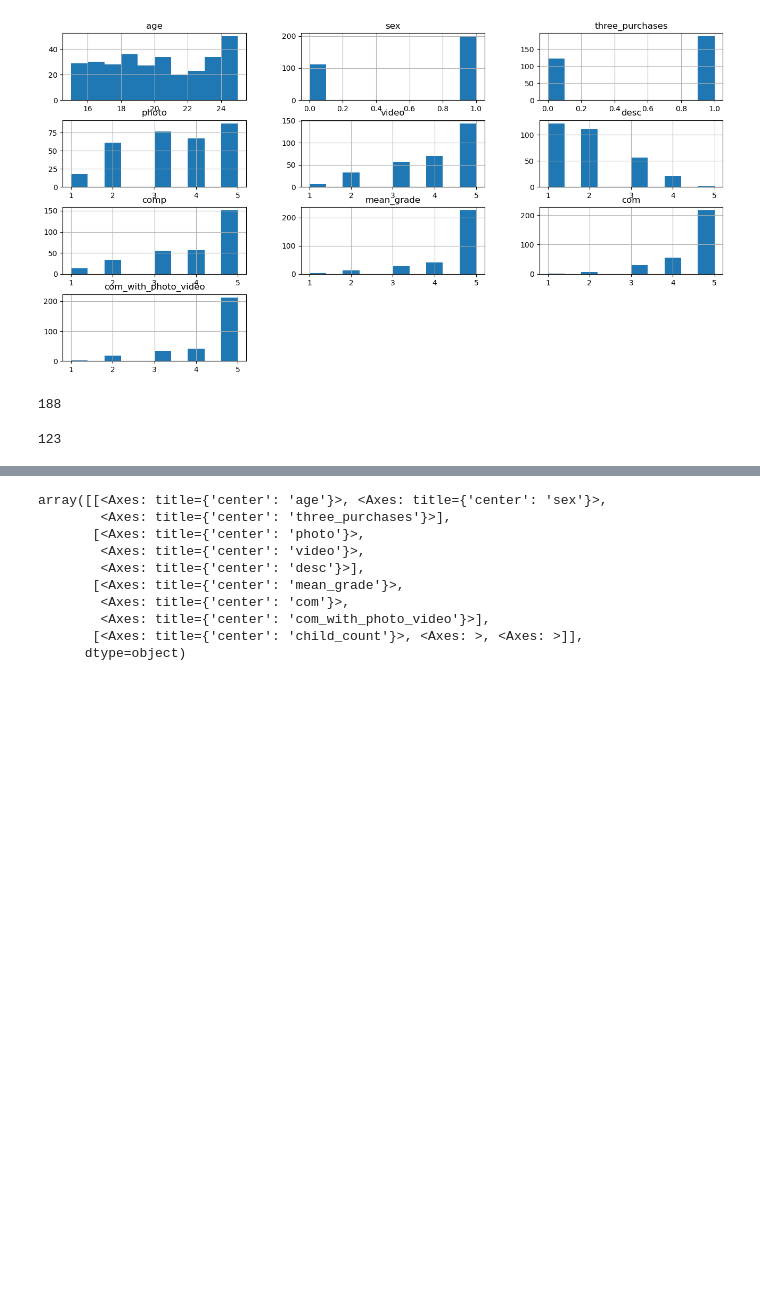
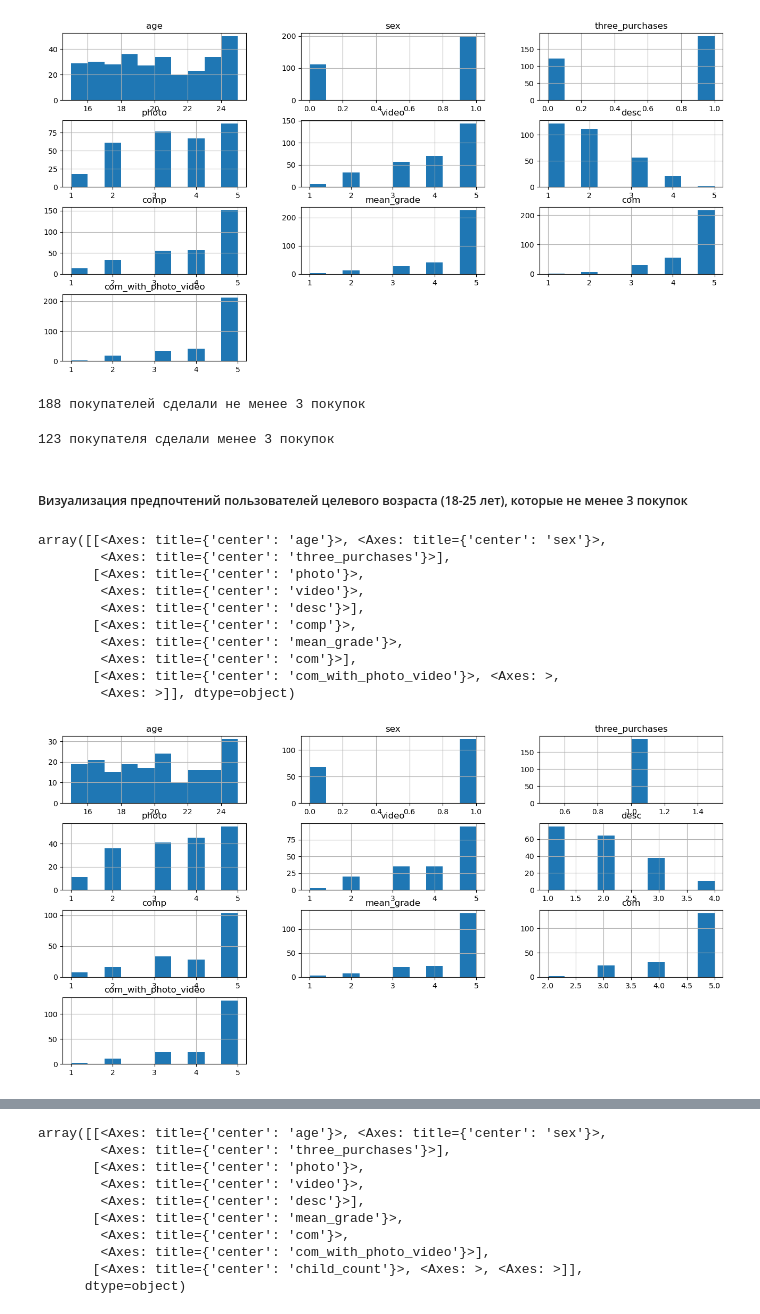
Before and after one commit to maxlyara1/School-of-Analytics-Case, a Jupyter notebook: Lyara Maksim – Data Analysis – System Analytics – 1.ipynb, the cells around one changed output, grey strips where cells are left out. Cells and saved outputs as stored; diff of their text form; code cells hidden in the pictures; blank space fills up the shorter version.

```diff
--- a/Lyara Maksim – Data Analysis – System Analytics – 1.ipynb
+++ b/Lyara Maksim – Data Analysis – System Analytics – 1.ipynb
@@ -79,11 +83,27 @@ array([[<Axes: title={'center': 'age'}>, <Axes: title={'center': 'sex'}>,
        [<Axes: title={'center': 'com_with_photo_video'}>, <Axes: >,
         <Axes: >]], dtype=object)
 [figure]
+# %%
+print(len(df1[(df1['age']<=25) & (df1['three_purchases']>0)]), 'покупателей сделали не менее 3 покупок')
+# %% [output]
+188 покупателей сделали не менее 3 покупок
 # %%
-len(df1[(df1['age']<=25) & (df1['three_purchases']>0)])
+print(len(df1[(df1['age']<=25) & (df1['three_purchases']==0)]), 'покупателя сделали менее 3 покупок')
 # %% [output]
-188
+123 покупателя сделали менее 3 покупок
+# %% [markdown]
+##### Визуализация предпочтений пользователей целевого возраста (18-25 лет), которые не менее 3 покупок
 # %%
-len(df1[(df1['age']<=25) & (df1['three_purchases']==0)])
+df1[(df1['age']<=25) & (df1['three_purchases']>0)].hist(figsize=(16,8))
 # %% [output]
-123
+array([[<Axes: title={'center': 'age'}>, <Axes: title={'center': 'sex'}>,
+        <Axes: title={'center': 'three_purchases'}>],
+       [<Axes: title={'center': 'photo'}>,
+        <Axes: title={'center': 'video'}>,
+        <Axes: title={'center': 'desc'}>],
+       [<Axes: title={'center': 'comp'}>,
+        <Axes: title={'center': 'mean_grade'}>,
+        <Axes: title={'center': 'com'}>],
+       [<Axes: title={'center': 'com_with_photo_video'}>, <Axes: >,
+        <Axes: >]], dtype=object)
+[figure, added]
```
Also changed, not shown: parts of 22 cells of this notebook.
